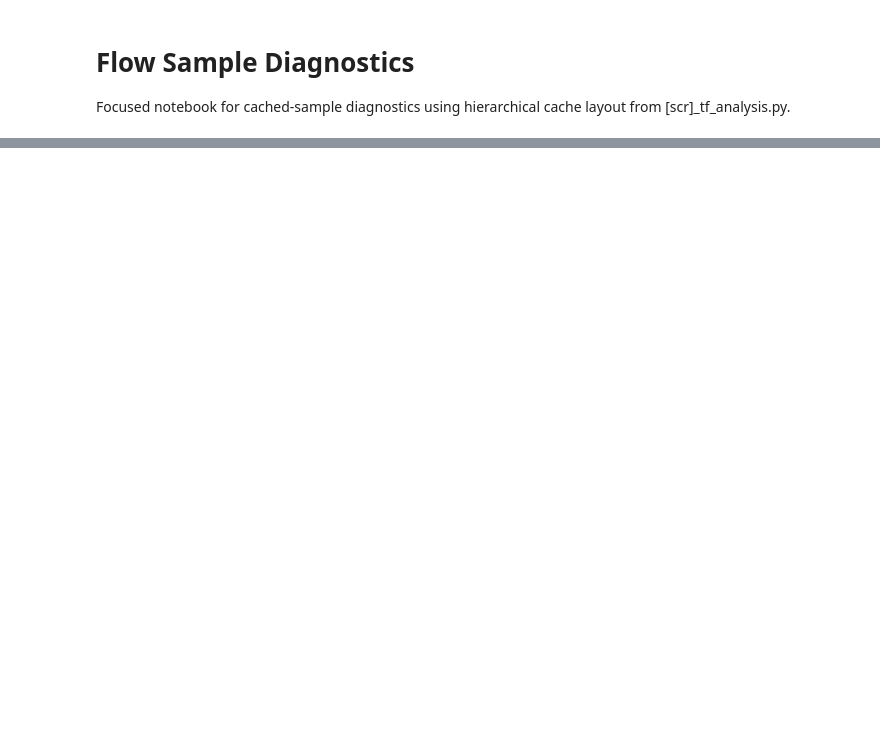
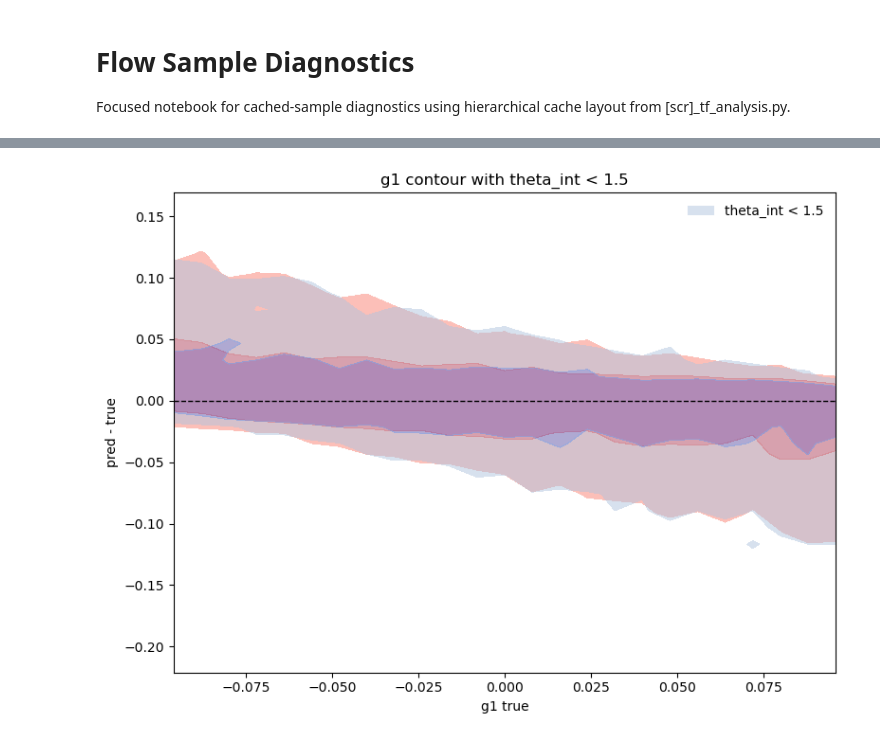
Before and after one commit to KinematicLensing/kl-nn, a Jupyter notebook: arch/diagnostics/sample_diagnostics.ipynb, the cells around one changed output, grey strips where cells are left out. Cells and saved outputs as stored; diff of their text form; code cells hidden in the pictures; blank space fills up the shorter version.

```diff
--- a/arch/diagnostics/sample_diagnostics.ipynb
+++ b/arch/diagnostics/sample_diagnostics.ipynb
@@ -132 +154,12 @@ gc_diff = gc_pred - gc_true
+# %%
+_, _, out_masked = plotter.plot(
+    param='g1',
+    mask_param='theta_int',
+    masking_value=1.5,
+    flip_mask=True,
+    use_tf=False,
+    nbins=25,
+)
+# %% [output]
+[figure, added]
 # %%
```
Also changed, not shown: parts of 18 cells of this notebook, 20 other files.
